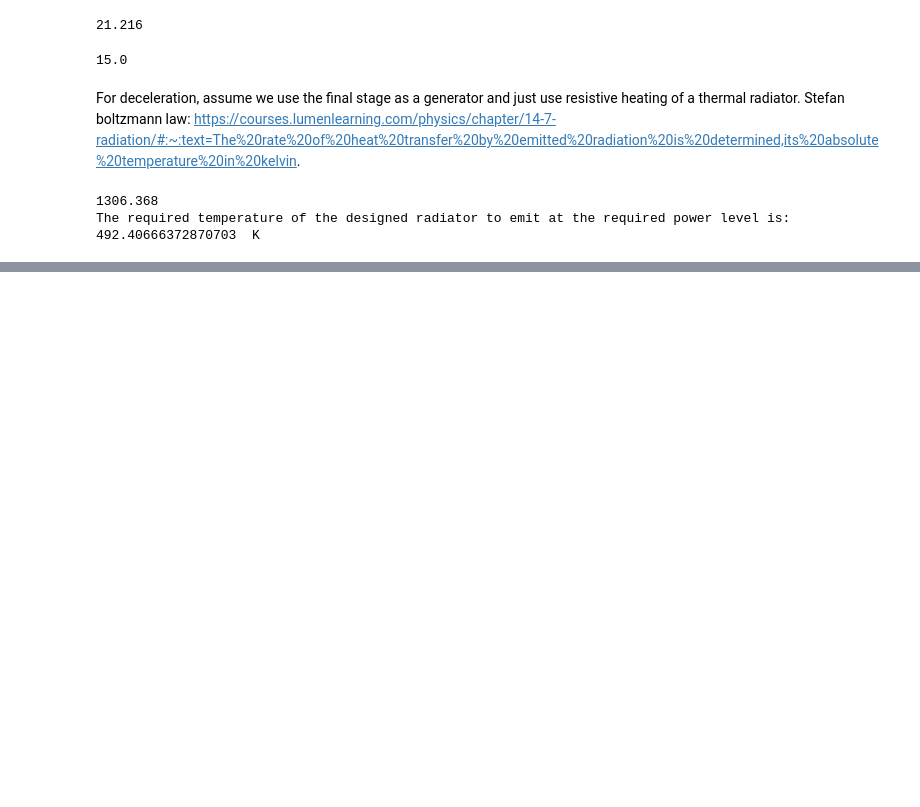
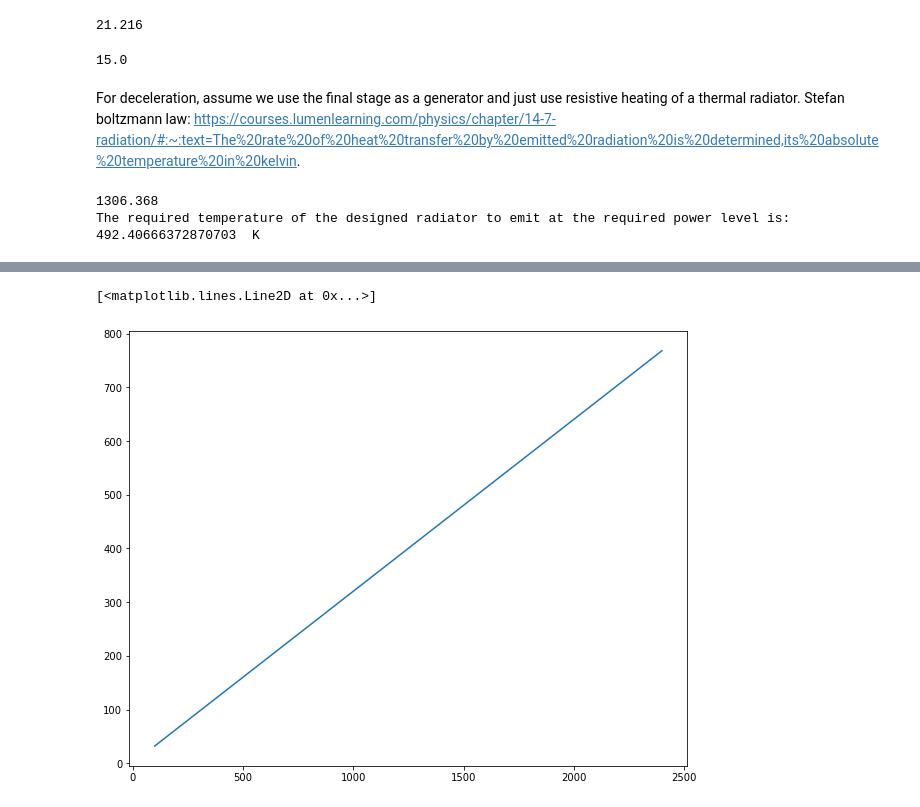
Before and after one commit to slurpsmcgoo/Moonshot6000, a Jupyter notebook: Analysis/MoonBike.ipynb, the cells around one changed output, grey strips where cells are left out. Cells and saved outputs as stored; diff of their text form; code cells hidden in the pictures; blank space fills up the shorter version.

```diff
--- a/Analysis/MoonBike.ipynb
+++ b/Analysis/MoonBike.ipynb
@@ -273,0 +294,8 @@ The required temperature of the designed radiator to emit at the required power
+# %%
+circumference = radius*2*math.pi
+timeToCircle = np.divide(circumference,velocity)
+plt.figure()
+plt.plot(velocity,timeToCircle)
+# %% [output]
+[<matplotlib.lines.Line2D at 0x...>]
+[figure, added]
```
Also changed, not shown: parts of 3 cells of this notebook.
